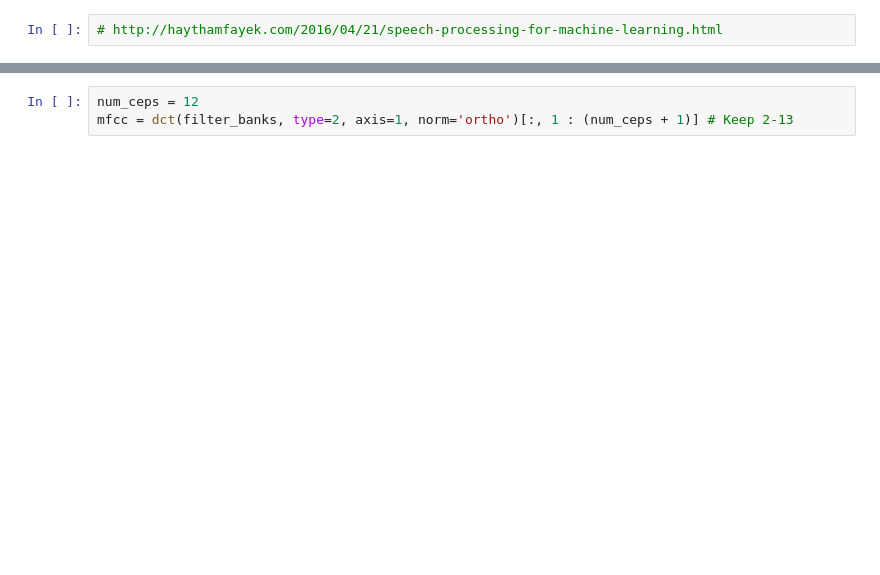
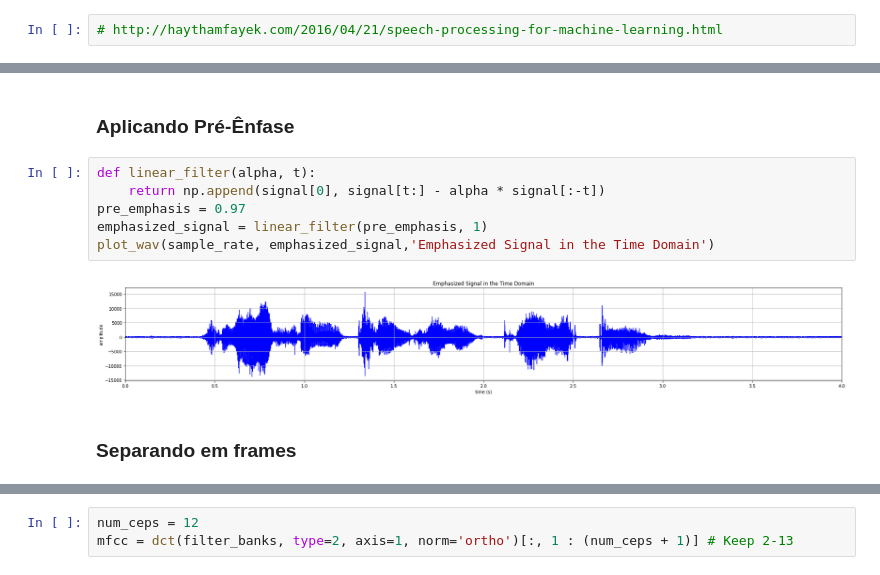
Before and after one commit to leokaplan/inf2608, a Jupyter notebook: T2.ipynb, the cells around one changed output, grey strips where cells are left out. Drawn from its saved outputs; the diff is of its cells as text; blank space fills up the shorter version.

```diff
--- a/T2.ipynb
+++ b/T2.ipynb
@@ -44,0 +80,12 @@ plt.plot(numpy.hamming(frame_length))
+# %% [markdown]
+### Aplicando Pré-Ênfase
+# %%
+def linear_filter(alpha, t):
+    return np.append(signal[0], signal[t:] - alpha * signal[:-t])
+pre_emphasis = 0.97
+emphasized_signal = linear_filter(pre_emphasis, 1)
+plot_wav(sample_rate, emphasized_signal,'Emphasized Signal in the Time Domain')
+# %% [output]
+[figure, added]
+# %% [markdown]
+### Separando em frames
```
Also changed, not shown: parts of 19 cells of this notebook, 5 other files.
